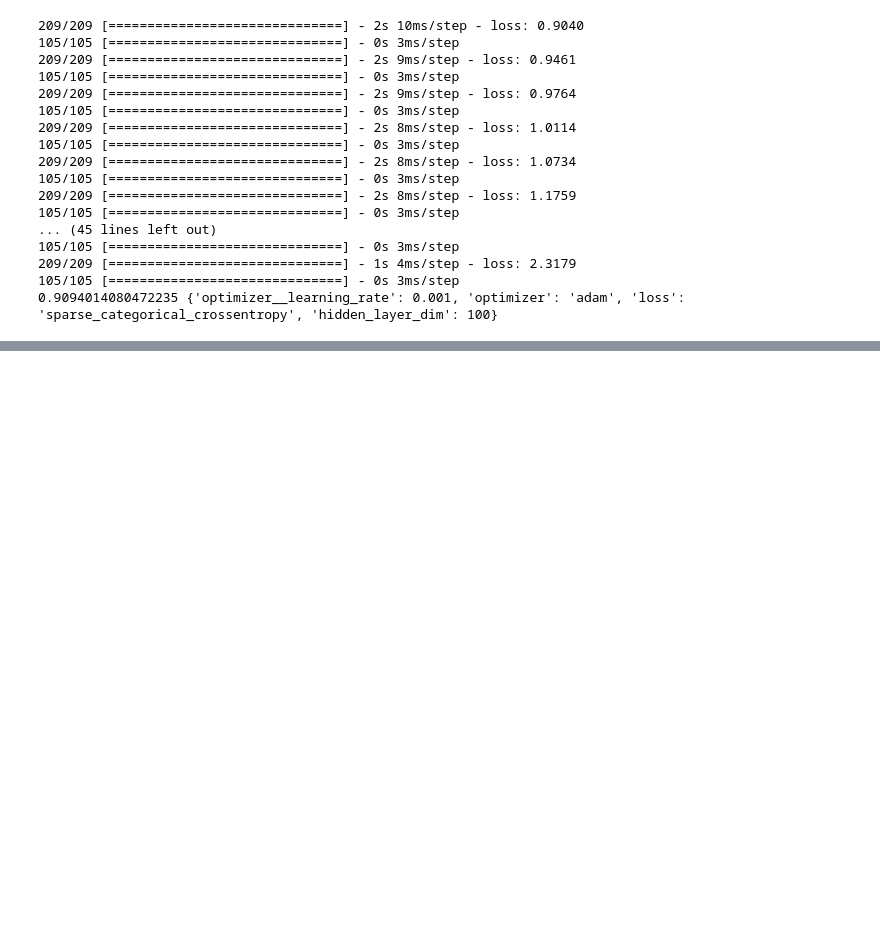
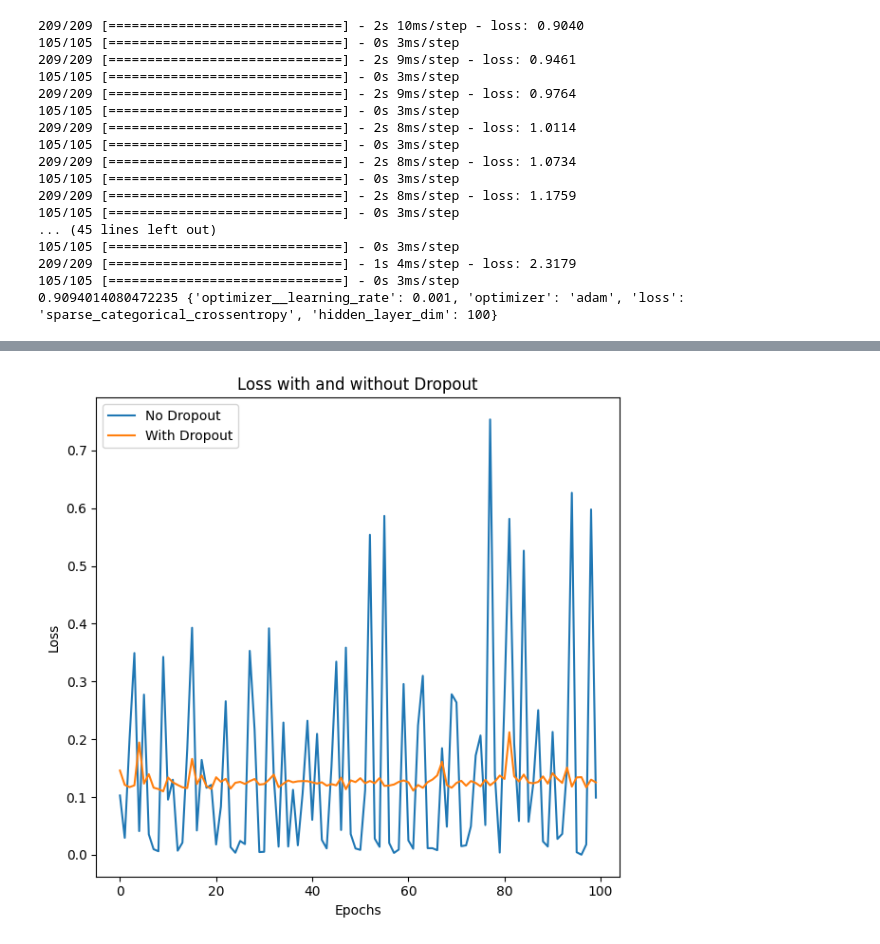
Before and after one commit to egorgrinevich/TMS_projects, a Jupyter notebook: Optimization.ipynb, the cells around one changed output, grey strips where cells are left out. Cells and saved outputs as stored; diff of their text form; code cells hidden in the pictures; blank space fills up the shorter version.

```diff
--- a/Optimization.ipynb
+++ b/Optimization.ipynb
@@ -300,0 +380,65 @@ ModuleNotFoundError: No module named 'bayes_opt'
+# %%
+import numpy as np
+import matplotlib.pyplot as plt
+import tensorflow as tf
+from sklearn.preprocessing import StandardScaler
+
+
+# # Стандартизация данных
+# scaler = StandardScaler()
+# x_train = scaler.fit_transform(x_train)
+# x_test = scaler.transform(x_test)
+
+# Создание нейронной сети без Dropout
+model_no_batch = keras.models.Sequential()
+model_no_batch.add(keras.layers.Dense(100, input_shape=x_train.shape[1:]))
+model_no_batch.add(keras.layers.Activation("relu"))
+model_no_batch.add(keras.layers.Dense(100))
+model_no_batch.add(keras.layers.Activation("relu"))
+model_no_batch.add(keras.layers.Dense(100))
+model_no_batch.add(keras.layers.Activation("softmax"))
+
+model_no_dropout.compile(
+    optimizer="adam", loss=losses.SparseCategoricalCrossentropy(), metrics=["accuracy"]
+)
+
+# Создание нейронной сети с Dropout
+model_with_batch = keras.models.Sequential()
+model_with_batch.add(keras.layers.Dense(100, input_shape=x_train.shape[1:]))
+model_with_batch.add(keras.layers.Activation("relu"))
+model_with_batch.add(keras.layers.BatchNormalization())
+model_with_batch.add(keras.layers.Dense(100))
+model_with_batch.add(keras.layers.Activation("relu"))
+model_with_batch.add(keras.layers.Dense(100))
+model_with_batch.add(keras.layers.Activation("softmax"))
+
+model_with_dropout.compile(
+    optimizer="adam", loss=losses.SparseCategoricalCrossentropy(), metrics=["accuracy"]
+)
+
+# Обучение нейронных сетей и запись истории лосса
+history_no_batch = model_no_dropout.fit(
+    x_train, y_train, epochs=100, batch_size=32, verbose=0
+)
+history_with_batch = model_with_dropout.fit(
+    x_train, y_train, epochs=100, batch_size=32, verbose=0
+)
+
+test_loss, test_acc = model_no_dropout.evaluate(x_test, y_test)
+print(f"Accuracy on the test set: {test_acc * 100:.2f}%")
+test_loss, test_acc = model_with_dropout.evaluate(x_test, y_test)
+print(f"Accuracy on the test set: {test_acc * 100:.2f}%")
+
+# Визуализация графиков лосса
+plt.figure(figsize=(12, 6))
+plt.subplot(1, 2, 1)
+plt.plot(history_no_batch.history["loss"], label="No Dropout")
+plt.plot(history_with_batch.history["loss"], label="With Dropout")
+plt.title("Loss with and without Dropout")
+plt.xlabel("Epochs")
+plt.ylabel("Loss")
+plt.legend()
+
+plt.tight_layout()
+plt.show()
+# %% [output]
@@ -300,0 +449 @@ ModuleNotFoundError: No module named 'bayes_opt'
+[figure, added]
```
Also changed, not shown: parts of 17 cells of this notebook.
